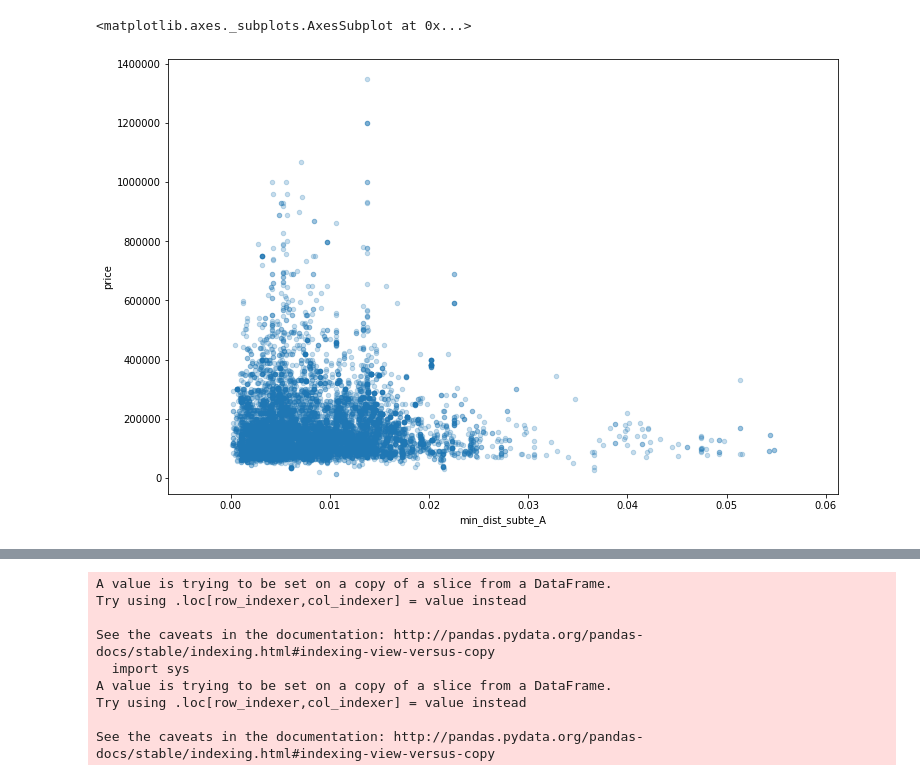
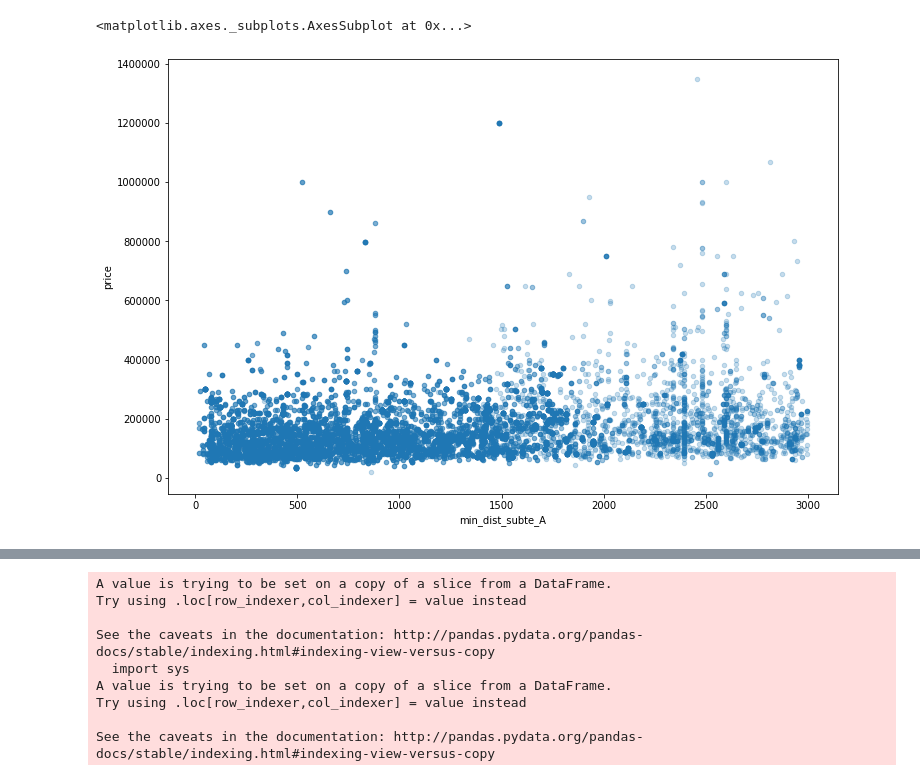
Before and after one commit to Santiago-Pinto/TPSistemasInteligentes, a Jupyter notebook: Subtes.ipynb, the cells around one changed output, grey strips where cells are left out. Drawn from its saved outputs; the diff is of its cells as text; code cells hidden in the pictures.

Commit message:
Cambios en la metrica para la distancia hacia los subtes A y B

```diff
--- a/Subtes.ipynb
+++ b/Subtes.ipynb
@@ -265,7 +74,0 @@ See the caveats in the documentation: http://pandas.pydata.org/pandas-docs/stabl
-# %%
-#Nos quedamos con la menor distancia para cada propiedad
-propRecorridoA['min_dist_subte_A'] =propRecorridoA.loc[:,['dist_peru','dist_loria','dist_castroBarros','dist_janeiro',
-                                                  'dist_piedras','dist_lima','dist_saenz','dist_pasco','dist_congreso',
-                                                 'dist_alberti','dist_miserere','dist_acoyte','dist_primeraJunta',
-                                                  'dis_plazaMayo','dist_carabobo','dist_puan','dist_sanPedrito','dist_flores']].min(axis=1)
-propRecorridoA.head()
@@ -304,0 +87,9 @@ memory usage: 6.2+ MB
+# %%
+i = 1
+for index, row in estacionesA.iterrows():
+    lon = estacionesA.loc[index,'X']
+    lat = estacionesA.loc[index,'Y']
+    label = str(i)
+    propRecorridoA['lon' + label] = lon
+    propRecorridoA['lat' + label] = lat
+    i = i+1
@@ -304,0 +107,10 @@ memory usage: 6.2+ MB
+# %%
+for row in estacionesA.iterrows():
+    for i in range(1,10):
+        label = str(i)
+        lat1 = propRecorridoA['lat'].astype(float)
+        lon1 = propRecorridoA['lon'].astype(float)
+        lat2 = propRecorridoA['lat'+ label].astype(float)
+        lon2 = propRecorridoA['lon'+ label].astype(float)
+        dist = haversine(lat1,lon1,lat2,lon2)
+        propRecorridoA['dist' + label] = dist
@@ -304,0 +123,4 @@ memory usage: 6.2+ MB
+# %%
+
+propRecorridoA['min_dist_subte_A'] =propRecorridoA.loc[:,['dist1','dist2','dist3','dist4','dist5','dist6',
+                                                  'dist7','dist8','dist9']].min(axis=1)
@@ -315,8 +152,7 @@ finalRecorridoA.sample(5)
 # %%
 %matplotlib inline
 propRecorridoA1 = finalRecorridoA[finalRecorridoA['price']< 1500000]
-propRecorridoA2 = propRecorridoA1[propRecorridoA1['min_dist_subte_A']< 0.06]
 propRecorridoA2.plot.scatter('min_dist_subte_A', 'price',alpha=0.25, figsize=(12,8))
 # %% [output]
 <matplotlib.axes._subplots.AxesSubplot at 0x...>
-[figure, old version]
+[figure, new version]
```
Also changed, not shown: parts of 34 cells of this notebook.
